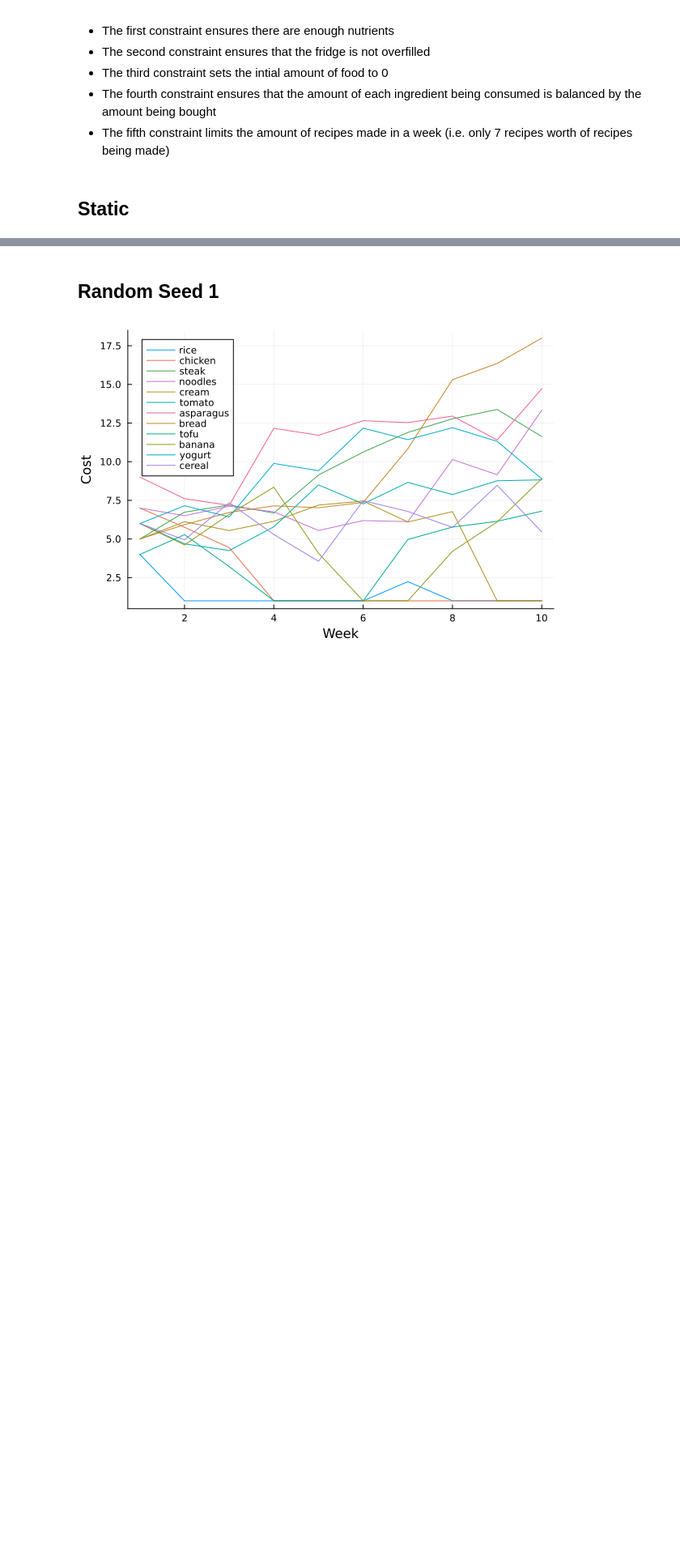
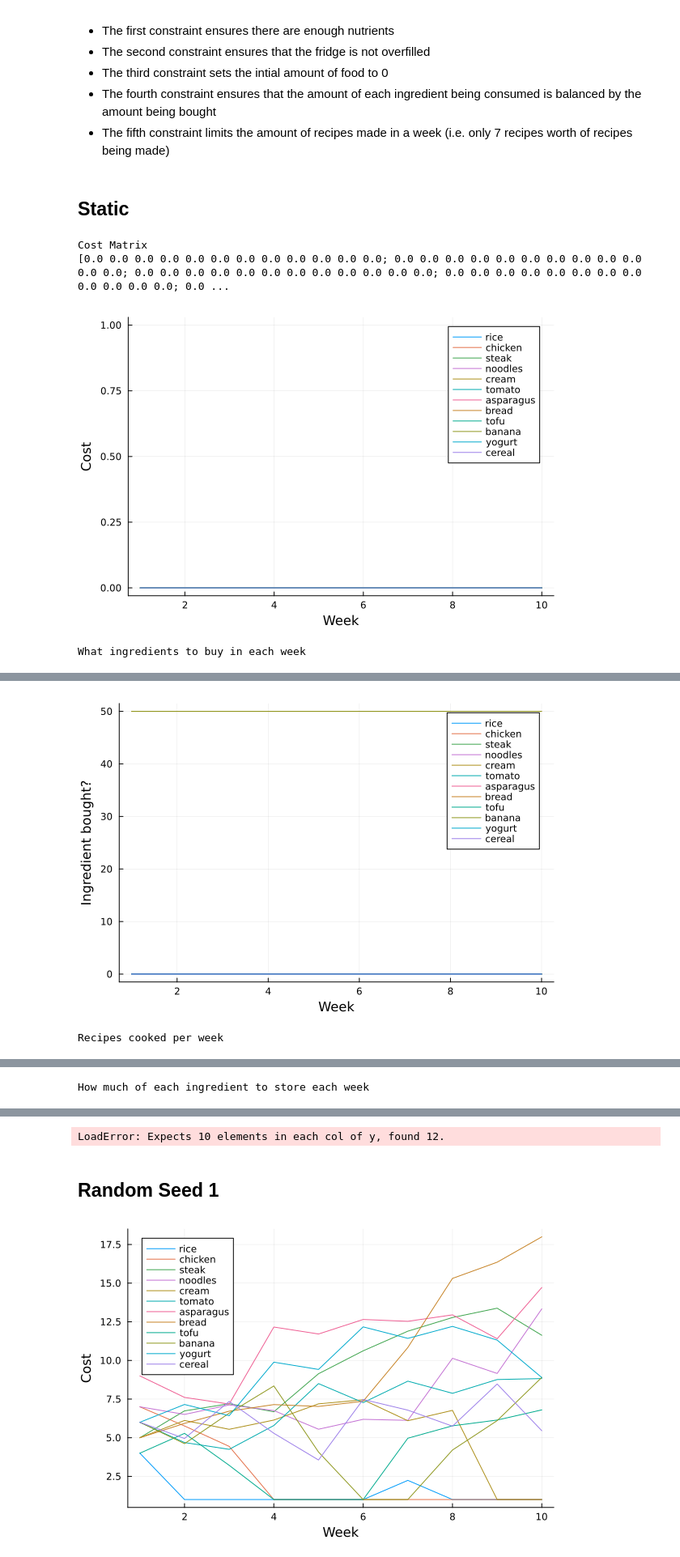
Before and after one commit to ktoriumi107/ISYE-524-Project, a Jupyter notebook: Project-Draft1+MoreNutrients.ipynb, the cells around one changed output, grey strips where cells are left out. Shown at 81% size. Drawn from its saved outputs; the diff is of its cells as text; code cells hidden in the pictures; blank space fills up the shorter version.

Commit message:
Added tradeoff draft to ProjectDraft1+MoreNutrients

```diff
--- a/Project-Draft1+MoreNutrients.ipynb
+++ b/Project-Draft1+MoreNutrients.ipynb
@@ -158,3 +158,74 @@ plot_MODEL1_recipes_cooked = plot(1:10, recipe_values, xlabel="Week", ylabel="Qu
 
 objval_MODEL1 = objective_value(m)
 ;
+# %%
+# tradeoff
+# D - deliciousness, 1-10
+D = NamedArray([8, 6, 9, 10, 3, 5, 4, 8, 7], R, "Recipe")
+
+LAMBDA = .1 # tradeoff parameter
+
+m = Model(HiGHS.Optimizer)
+
+@variable(m, x[T, I] >= 0)
+@variable(m, y[T, R] >= 0)
+@variable(m, z[T, I] >= 0)
+
+@constraint(m, nutr_satisfied[n in N, t in T],
+    sum(y[t, r] * sum(Req[r, i] * F[i, n] for i in I) for r in R) >= S[n])
+
+@constraint(m, fridge_capacity[t in T], sum( (x[t, i])  for i in I ) <= FR_CAP)
+
+@constraint(m, first_ingredient_bal[i in I], x[1, i] == sum( y[1,r] * Req[r,i] for r in R) + z[1, i])
+
+@constraint(m, ingredient_bal[t in 2:T_end, i in I], x[t, i] + z[t-1, i] == sum( y[t,r] * Req[r,i] for r in R) + z[t, i])
+
+@objective(m, Max, - sum( x[t, i] * Cinit[i] for i in I, t in T ) + LAMBDA * sum( y[t,r]*D[r] for t in T, r in R))
+
+set_silent(m)
+optimize!(m)
+
+ingredient_values = NamedArray( [ (value(x[t, i])) for t in T, i in I ], (T, I), ("Ingredients", "Week"))
+recipe_values = NamedArray( [ (value(y[t,r])) for t in T, r in R ], (T, R), ("Recipes", "Week"))
+fridge_values = NamedArray( [ (value(z[t,i])) for i in I, t in T ], (I, T), ("Stored", "Week"))
+
+println("Cost Matrix")
+println(C)
+println()
+
+p1 = plot(1:10, C, xlabel="Week", ylabel="Cost" , label=permutedims(String.(I)))
+display(p1)
+println()
+
+println("What ingredients to buy in each week")
+display(ingredient_values)
+println()
+
+p2 = plot(1:10, ingredient_values, xlabel="Week", ylabel="Ingredient bought?" , label=permutedims(String.(I)))
+display(p2)
+println()
+
+println("Recipes cooked per week")
+display(recipe_values)
+println()
+
+p3 = plot(1:10, recipe_values, xlabel="Week", ylabel="Quantity of Recipe Cooked" , label=permutedims(String.(R)))
+display(p3)
+println()
+
+println("How much of each ingredient to store each week")
+display(fridge_values)
+println()
+
+p4 = plot(1:10, fridge_values, xlabel="Week", ylabel="Quantity Stored" , label=permutedims(String.(I)))
+display(p4)
+println()
+
+println("Total cost ", objective_value(m))
+
+;
+# %% [output]
+Cost Matrix
+[0.0 0.0 0.0 0.0 0.0 0.0 0.0 0.0 0.0 0.0 0.0 0.0; 0.0 0.0 0.0 0.0 0.0 0.0 0.0 0.0 0.0 0.0 0.0 0.0; 0.0 0.0 0.0 0.0 0.0 0.0 0.0 0.0 0.0 0.0 0.0 0.0; 0.0 0.0 0.0 0.0 0.0 0.0 0.0 0.0 0.0 0.0 0.0 0.0; 0.0 ...
+[figure, added]
+What ingredients to buy in each week
@@ -160,0 +245,2 @@ objval_MODEL1 = objective_value(m)
+[figure, added]
+Recipes cooked per week
@@ -160,0 +261 @@ objval_MODEL1 = objective_value(m)
+How much of each ingredient to store each week
@@ -161,3 +277,4 @@ objval_MODEL1 = objective_value(m)
+LoadError: Expects 10 elements in each col of y, found 12.
 # %% [markdown]
 <h2 name="seed1">Random Seed 1</h2>
 # %%
```
Also changed, not shown: parts of 2 cells of this notebook.
